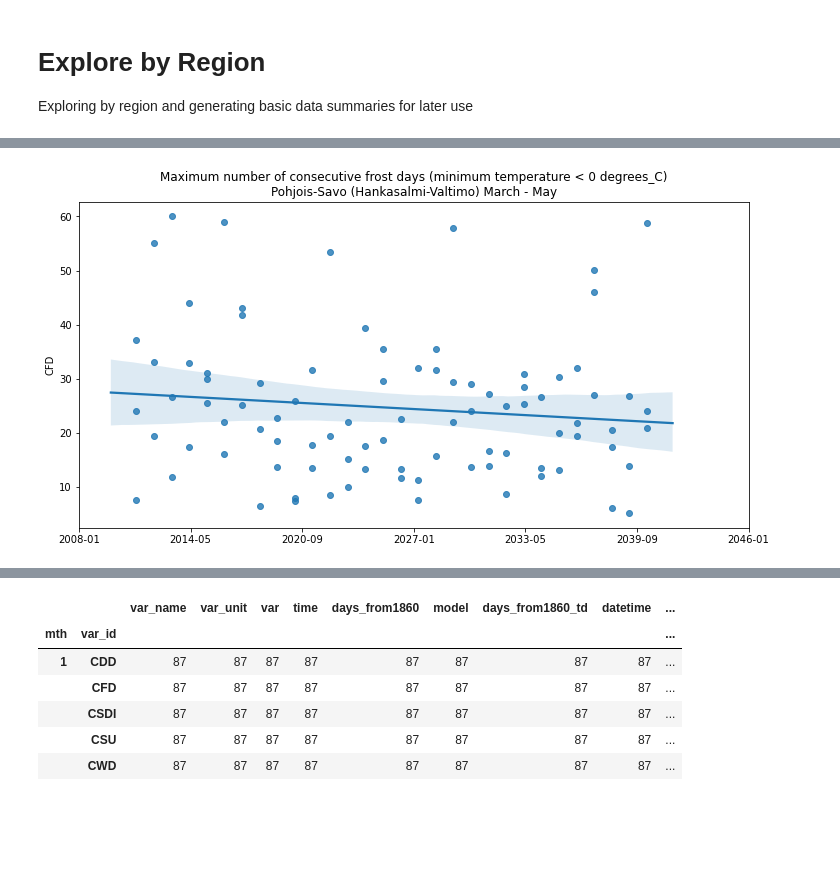
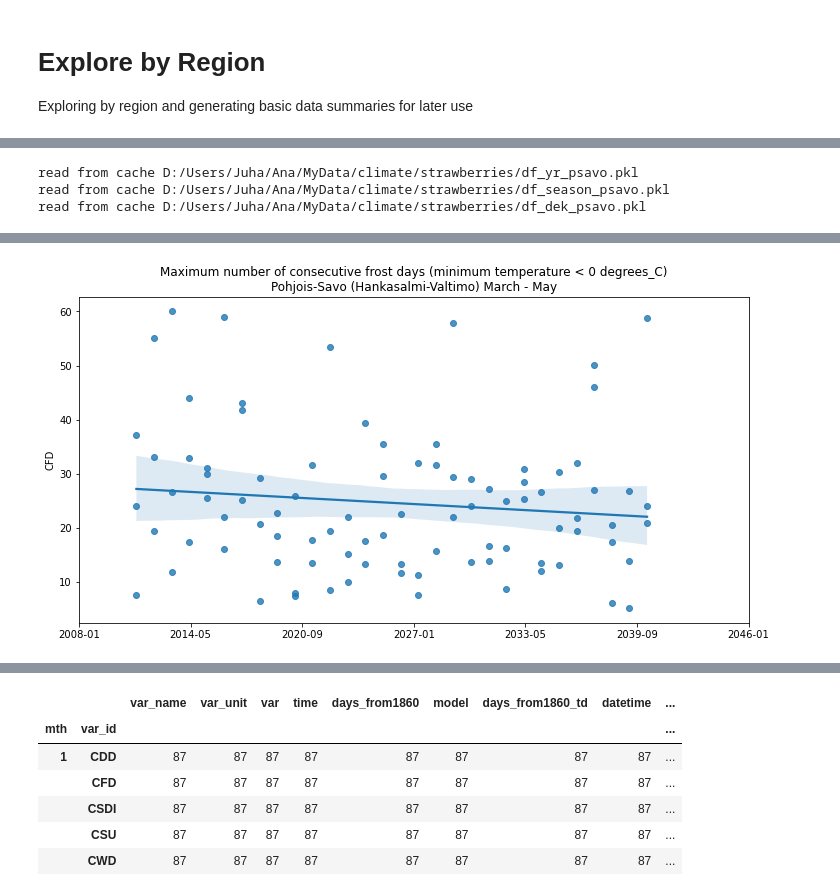
Before and after one commit to juhariis/cds-fin-strawberry, a Jupyter notebook: agro_strawberries_v2.ipynb, the cells around one changed output, grey strips where cells are left out. Drawn from its saved outputs; the diff is of its cells as text; code cells hidden in the pictures; blank space fills up the shorter version.

```diff
--- a/agro_strawberries_v2.ipynb
+++ b/agro_strawberries_v2.ipynb
@@ -482,10 +287,11 @@ Alastaro
 * 60.97424
 * 22.65558
 # %%
-# structures for later handling
+# defien areas
 
 geo_hame = {
     'name':'Häme',
+    'tag': 'hame',
     'gp1': {
         'name':'Koski TL',
         'lat_lon':[60.655, 23.141667]
@@ -499,6 +305,7 @@ geo_hame = {
 
 geo_psavo = {
     'name':'Pohjois-Savo',
+    'tag': 'psavo',
     'gp1': {
         'name':'Hankasalmi',
         'lat_lon':[62.38666512 , 26.43499826]
@@ -511,6 +318,7 @@ geo_psavo = {
 
 geo_vsuomi = {
     'name':'Varsinais-Suomi',
+    'tag': 'vsuomi',
     'gp1': {
         'name':'Houtskär',
         'lat_lon':[60.2167 , 21.3833]
@@ -738,3 +339,40 @@ WW
+# %%
+df_yr_psavo =  sbry.get_region_data(
+    geo_psavo,
+    'yr',
+    model_list,
+    var_list_yr,
+    '20110101-20401231',
+    data_folder,
+    '',
+    read_cache = read_cache
+)
+
+df_season_psavo =  sbry.get_region_data(
+    geo_psavo,
+    'season',
+    model_list,
+    var_list_seasonal,
+    '20110101-20401231',
+    data_folder,
+    '',
+    read_cache = read_cache
+)
+
+df_dekadal_psavo =  sbry.get_region_data(
+    geo_psavo,
+    'dek',
+    model_list,
+    var_list_dekadal_all,
+    '20110101-20401231',
+    data_folder,
+    '',
+    read_cache = read_cache
+)
+# %% [output]
+read from cache D:/Users/Juha/Ana/MyData/climate/strawberries/df_yr_psavo.pkl
+read from cache D:/Users/Juha/Ana/MyData/climate/strawberries/df_season_psavo.pkl
+read from cache D:/Users/Juha/Ana/MyData/climate/strawberries/df_dek_psavo.pkl
 # %%
 df_season_psavo.loc[df_season_psavo['var_id'] == 'CDD'].head()
 # %% [output]
@@ -747,26 +385,26 @@ df_season_psavo.loc[df_season_psavo['var_id'] == 'CDD'].head()
 # %%
 df = df_season_psavo.loc[
     (df_season_psavo['var_id'] == var_list_seasonal[1]) &
     (df_season_psavo['datetime'].dt.month == 4)
 ]
 
 ax = plt.gca()
 sns.regplot(
     x = 'datetime_int',
     y = 'var',
     data = df,
     ax=ax
 )
 xticks = ax.get_xticks()
 ax.set_xticks(ax.get_xticks().tolist()) # REMOVE IN THE FUTURE - PLACED TO AVOID WARNING - IT IS A BUG FROM MATPLOTLIB 3.3.1
 xticks_dates = [pd.to_datetime(x*10**9).strftime('%Y-%m') for x in xticks]
 ax.set_xticklabels(xticks_dates)
 plt.xlabel('')
-plt.title(df['var_name'][0] + '\n' + get_region_title(geo_psavo) + ' March - May')
+plt.title(df['var_name'][0] + '\n' + sbry.get_region_title(geo_psavo) + ' March - May')
 plt.ylabel(df['var_id'][0])
 plt.show()
 # %% [output]
-[figure, old version]
+[figure, new version]
 # %%
 df_season_psavo.head()
 # %% [output]
```
Also changed, not shown: parts of 54 cells of this notebook, 5 other files.
